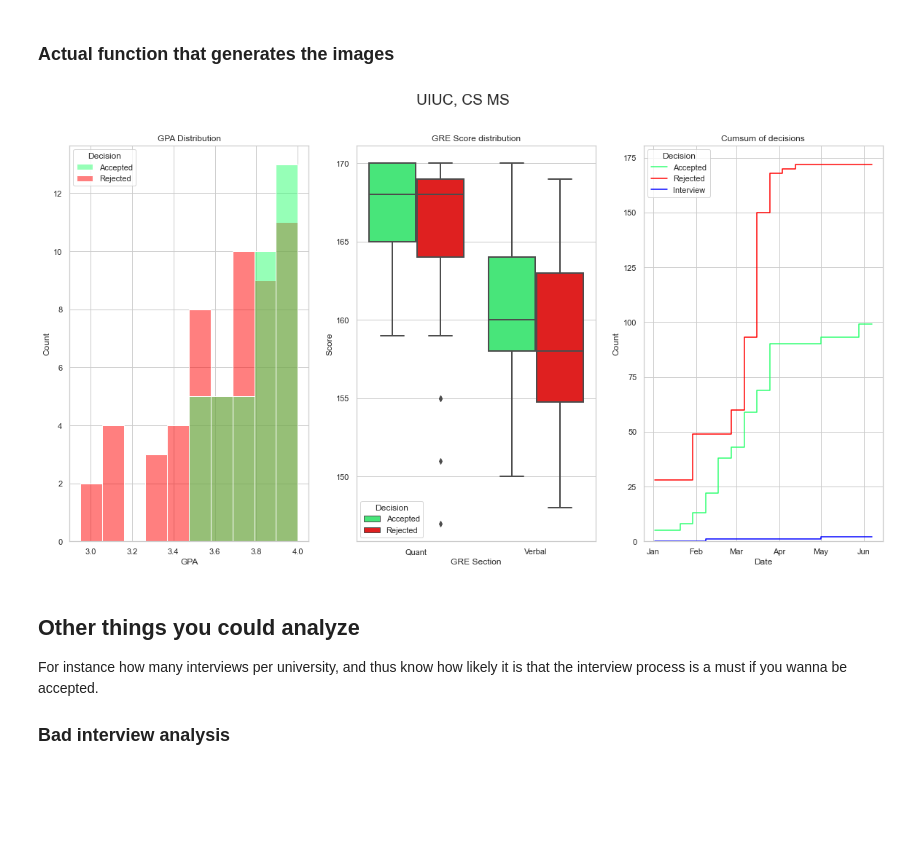
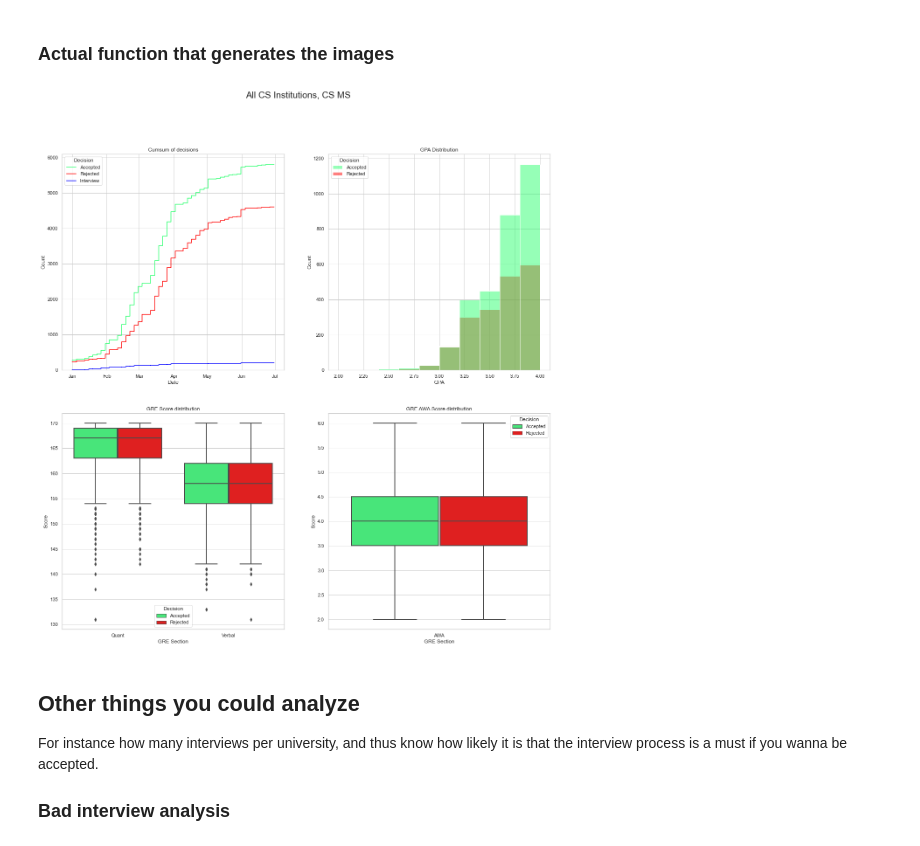
Before and after one commit to jjdelvalle/gradcafe_analysis, a Jupyter notebook: app/GradAnalysis.ipynb, the cells around one changed output. Saved outputs shown, nothing was run; the diff lists cells and outputs as text; code cells hidden in the pictures; blank space fills up the shorter version.

Commit message:
Add GRE AWA stats

```diff
--- a/app/GradAnalysis.ipynb
+++ b/app/GradAnalysis.ipynb
@@ -145,9 +160,9 @@ def get_uni_stats(u_df, search: str, title: str = None, degree: str = 'MS', fiel
     plt.savefig(title + '_' + field + ' ' + degree + '.png')
     fig.show()
 # %%
-get_uni_stats(df_1720, 'UIUC', 'UIUC', 'MS', 'CS')
+get_uni_stats(df_1720, title='All CS Institutions', degree='MS', field='CS')
 # %% [output]
-[figure, old version]
+[figure, new version]
 # %% [markdown]
 ## Other things you could analyze
 
```
Also changed, not shown: parts of 2 cells of this notebook.
